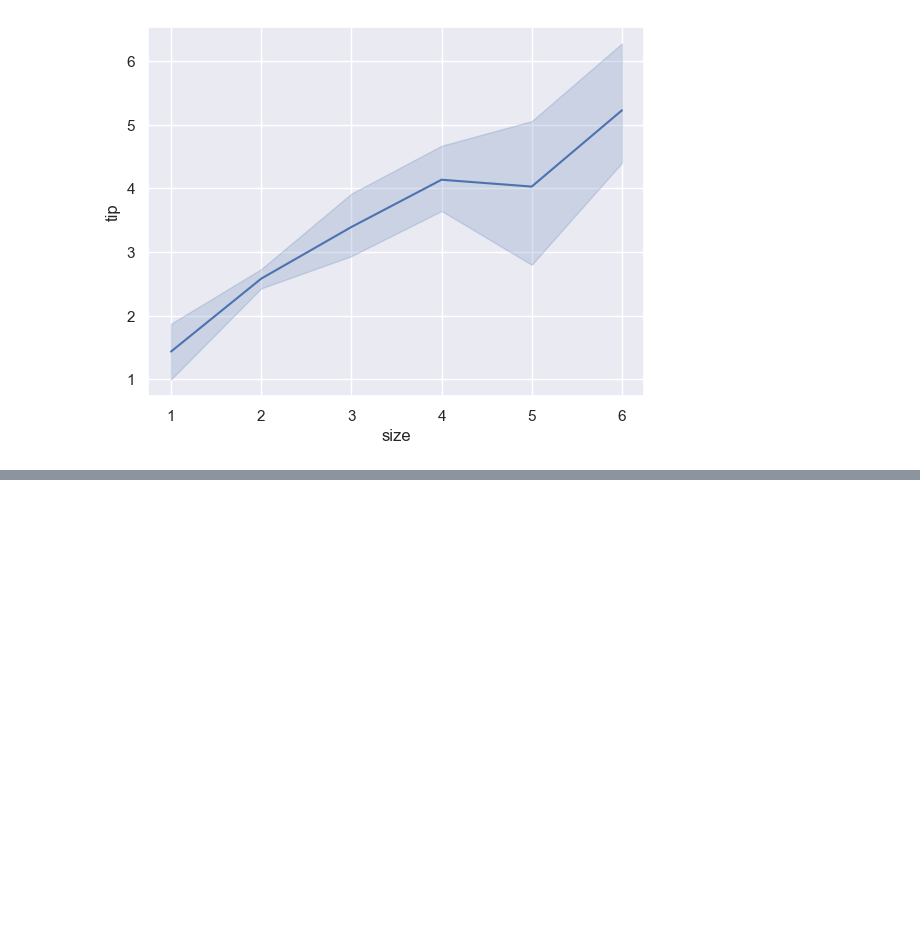
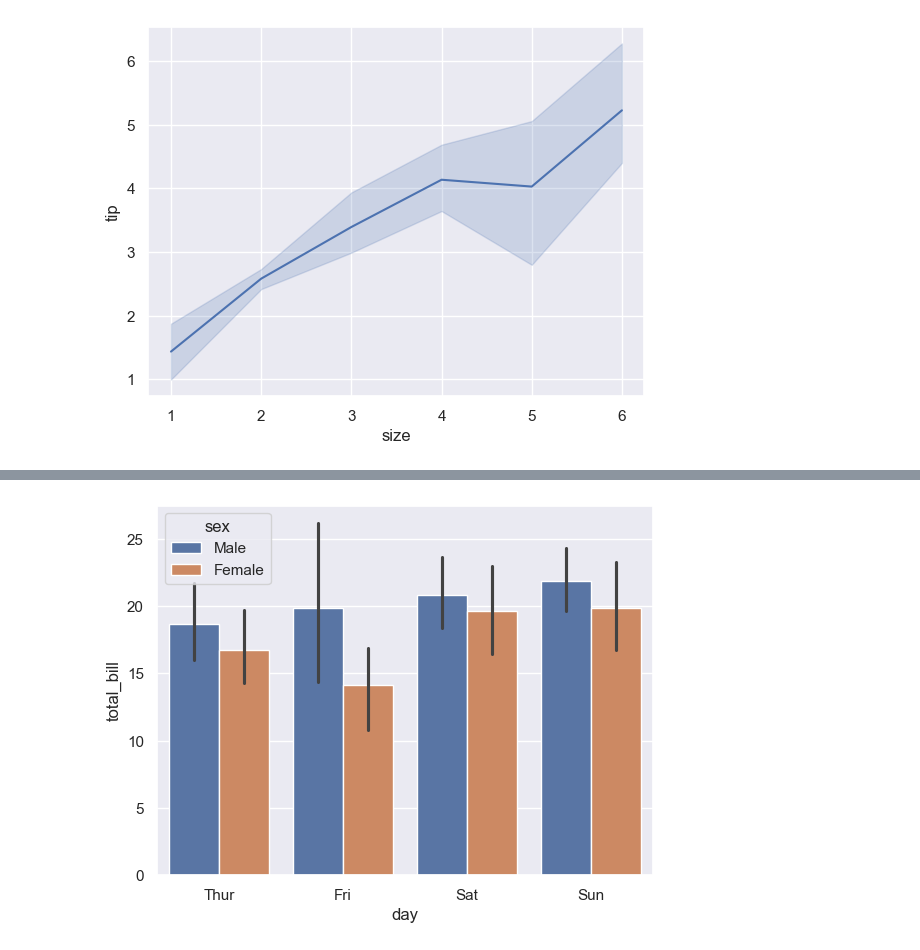
Before and after one commit to singamravibabu/batch23, a Jupyter notebook: Visualization 2.ipynb, the cells around one changed output, grey strips where cells are left out. Cells and saved outputs as stored; diff of their text form; code cells hidden in the pictures; blank space fills up the shorter version.

```diff
--- a/Visualization 2.ipynb
+++ b/Visualization 2.ipynb
@@ -47,0 +81,11 @@ plt.show()
+# %%
+# grouped
+sns.barplot(
+    data=df,
+    x="day",
+    y="total_bill",
+    hue="sex"
+)
+plt.show()
+# %% [output]
+[figure, added]
```
Also changed, not shown: parts of 22 cells of this notebook.
